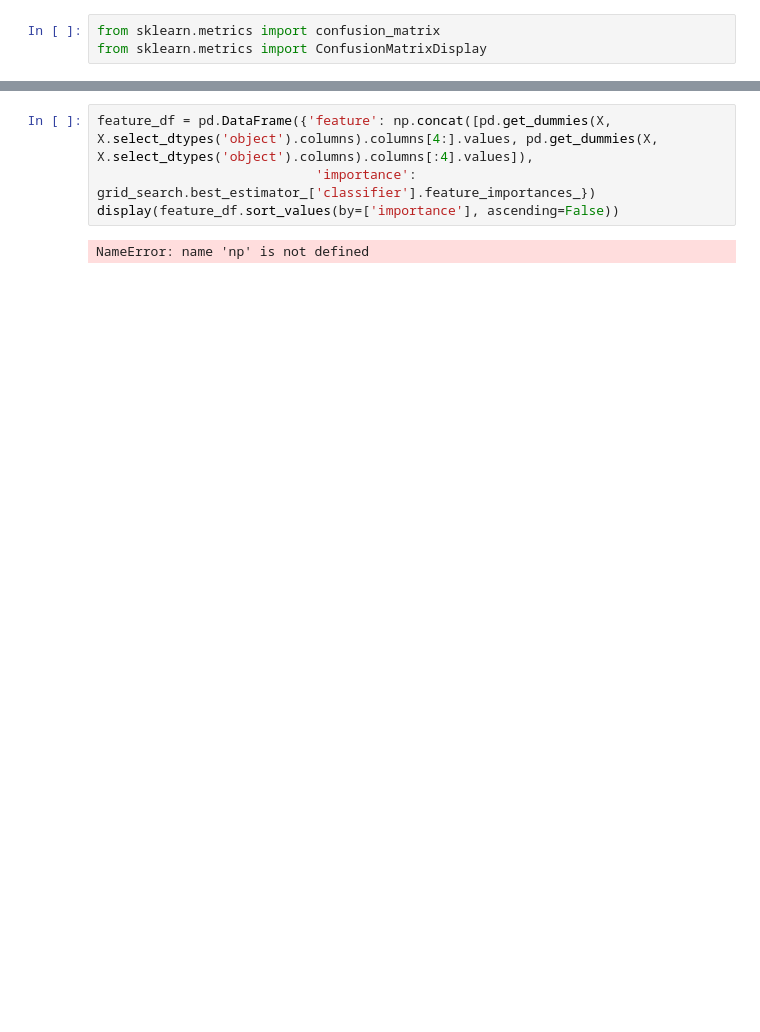
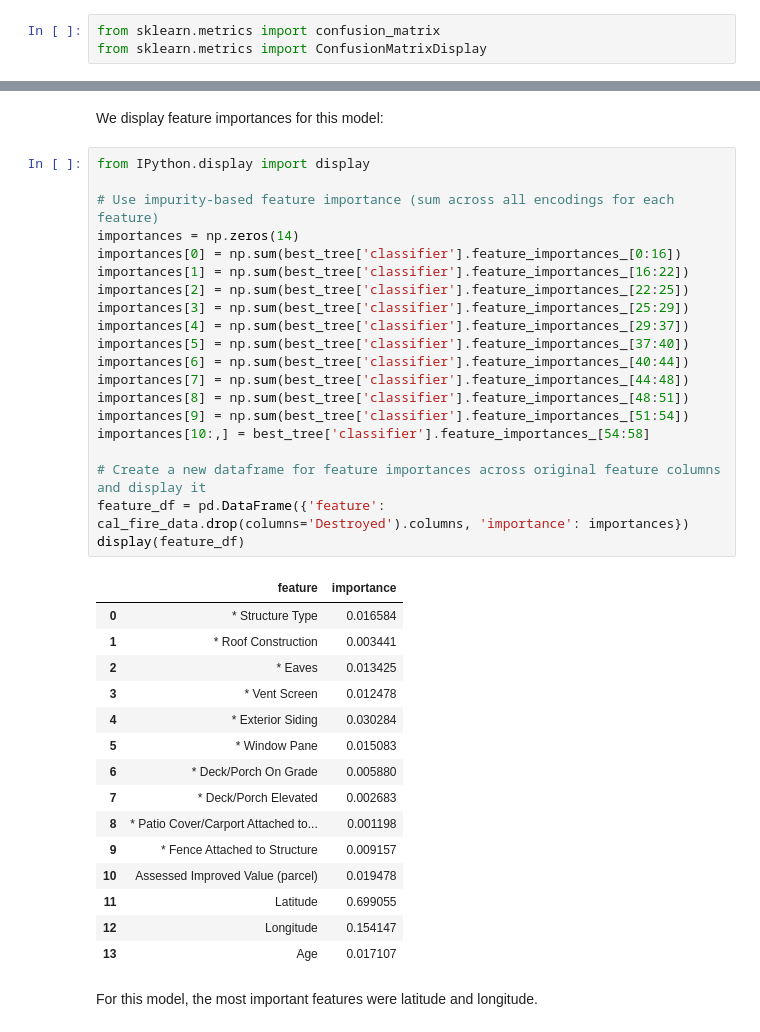
Before and after one commit to kbspecht/erdos-2025-wildfire-structural-damage, a Jupyter notebook: models/Decision_tree.ipynb, the cells around one changed output, grey strips where cells are left out. Drawn from its saved outputs; the diff is of its cells as text; blank space fills up the shorter version.

```diff
--- a/models/Decision_tree.ipynb
+++ b/models/Decision_tree.ipynb
@@ -108,6 +141,40 @@ plt.show()
+# %% [markdown]
+We display feature importances for this model:
 # %%
-feature_df = pd.DataFrame({'feature': np.concat([pd.get_dummies(X, X.select_dtypes('object').columns).columns[4:].values, pd.get_dummies(X, X.select_dtypes('object').columns).columns[:4].values]),
-                            'importance': grid_search.best_estimator_['classifier'].feature_importances_})
-display(feature_df.sort_values(by=['importance'], ascending=False))
+from IPython.display import display
+
+# Use impurity-based feature importance (sum across all encodings for each feature)
+importances = np.zeros(14)
+importances[0] = np.sum(best_tree['classifier'].feature_importances_[0:16])
+importances[1] = np.sum(best_tree['classifier'].feature_importances_[16:22])
+importances[2] = np.sum(best_tree['classifier'].feature_importances_[22:25])
+importances[3] = np.sum(best_tree['classifier'].feature_importances_[25:29])
+importances[4] = np.sum(best_tree['classifier'].feature_importances_[29:37])
+importances[5] = np.sum(best_tree['classifier'].feature_importances_[37:40])
+importances[6] = np.sum(best_tree['classifier'].feature_importances_[40:44])
+importances[7] = np.sum(best_tree['classifier'].feature_importances_[44:48])
+importances[8] = np.sum(best_tree['classifier'].feature_importances_[48:51])
+importances[9] = np.sum(best_tree['classifier'].feature_importances_[51:54])
+importances[10:,] = best_tree['classifier'].feature_importances_[54:58]
+
+# Create a new dataframe for feature importances across original feature columns and display it
+feature_df = pd.DataFrame({'feature': cal_fire_data.drop(columns='Destroyed').columns, 'importance': importances})
+display(feature_df)
 # %% [output]
-NameError: name 'np' is not defined
+|  | feature | importance |
+| 0 | * Structure Type | 0.016584 |
+| 1 | * Roof Construction | 0.003441 |
+| 2 | * Eaves | 0.013425 |
+| 3 | * Vent Screen | 0.012478 |
+| 4 | * Exterior Siding | 0.030284 |
+| 5 | * Window Pane | 0.015083 |
+| 6 | * Deck/Porch On Grade | 0.005880 |
+| 7 | * Deck/Porch Elevated | 0.002683 |
+| 8 | * Patio Cover/Carport Attached to... | 0.001198 |
+| 9 | * Fence Attached to Structure | 0.009157 |
+| 10 | Assessed Improved Value (parcel) | 0.019478 |
+| 11 | Latitude | 0.699055 |
+| 12 | Longitude | 0.154147 |
+| 13 | Age | 0.017107 |
+# %% [markdown]
+For this model, the most important features were latitude and longitude.
```
Also changed, not shown: parts of 19 cells of this notebook, 1 other file.
